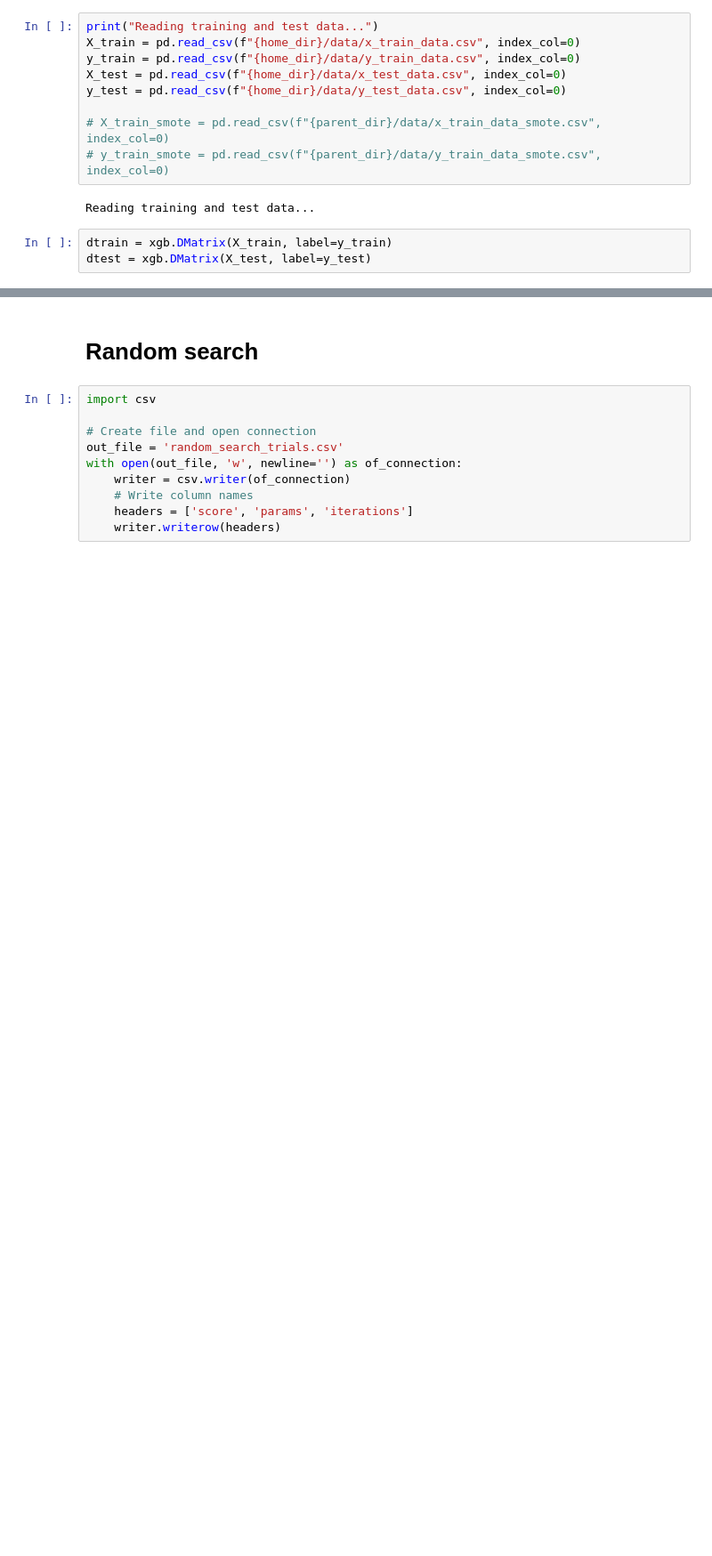
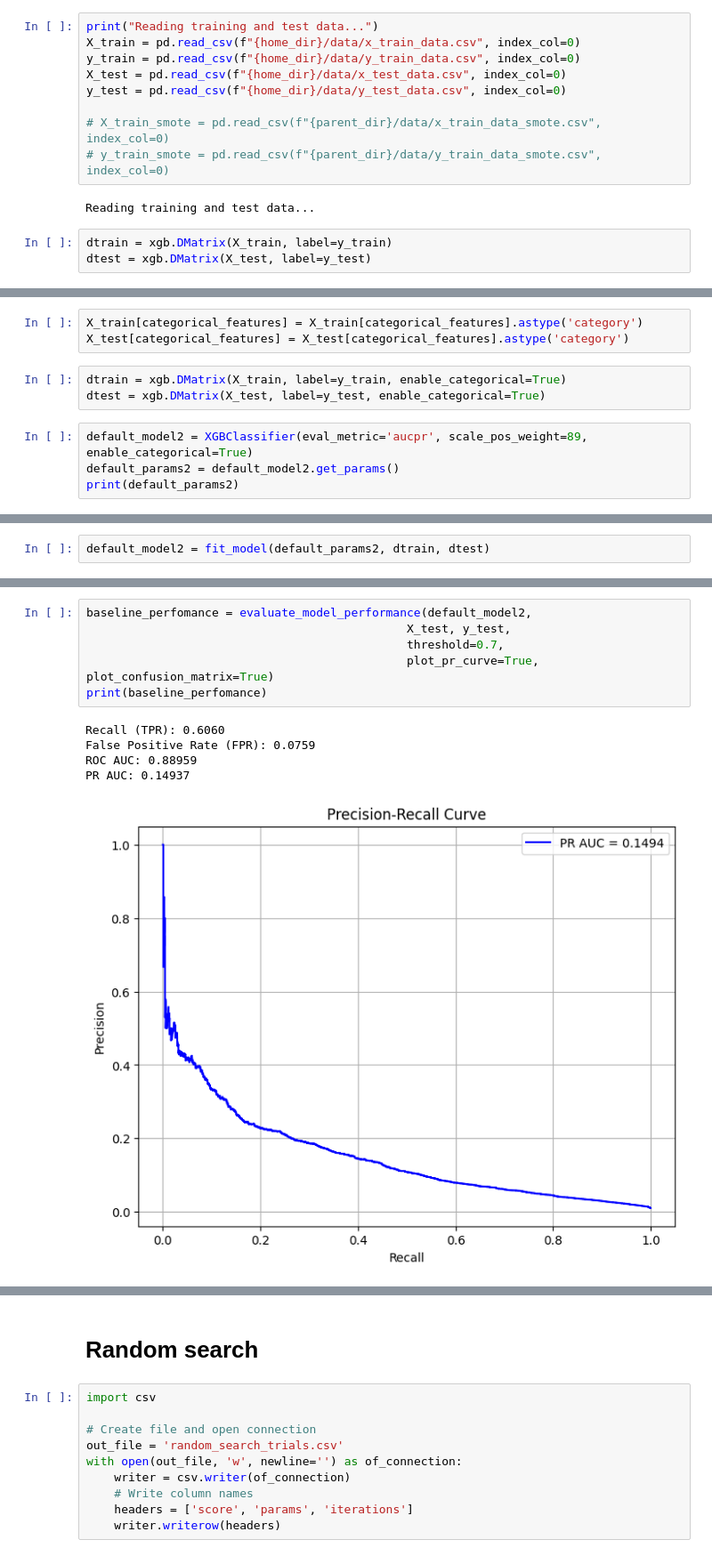
Before and after one commit to czy123czy321/Bank-account-fraud, a Jupyter notebook: code/model_tuning/tuning2.ipynb, the cells around one changed output, grey strips where cells are left out. Shown at 89% size. Cells and saved outputs as stored; diff of their text form; blank space fills up the shorter version.

```diff
--- a/code/model_tuning/tuning2.ipynb
+++ b/code/model_tuning/tuning2.ipynb
@@ -64,0 +317,10 @@ dtest = xgb.DMatrix(X_test, label=y_test)
+# %%
+X_train[categorical_features] = X_train[categorical_features].astype('category')
+X_test[categorical_features] = X_test[categorical_features].astype('category')
+# %%
+dtrain = xgb.DMatrix(X_train, label=y_train, enable_categorical=True)
+dtest = xgb.DMatrix(X_test, label=y_test, enable_categorical=True)
+# %%
+default_model2 = XGBClassifier(eval_metric='aucpr', scale_pos_weight=89, enable_categorical=True)
+default_params2 = default_model2.get_params()
+print(default_params2)
@@ -64,0 +329,2 @@ dtest = xgb.DMatrix(X_test, label=y_test)
+# %%
+default_model2 = fit_model(default_params2, dtrain, dtest)
@@ -64,0 +345,12 @@ dtest = xgb.DMatrix(X_test, label=y_test)
+# %%
+baseline_perfomance = evaluate_model_performance(default_model2,
+                                              X_test, y_test,
+                                              threshold=0.7,
+                                              plot_pr_curve=True, plot_confusion_matrix=True)
+print(baseline_perfomance)
+# %% [output]
+Recall (TPR): 0.6060
+False Positive Rate (FPR): 0.0759
+ROC AUC: 0.88959
+PR AUC: 0.14937
+[figure, added]
```
Also changed, not shown: parts of 54 cells of this notebook, 11 other files.
